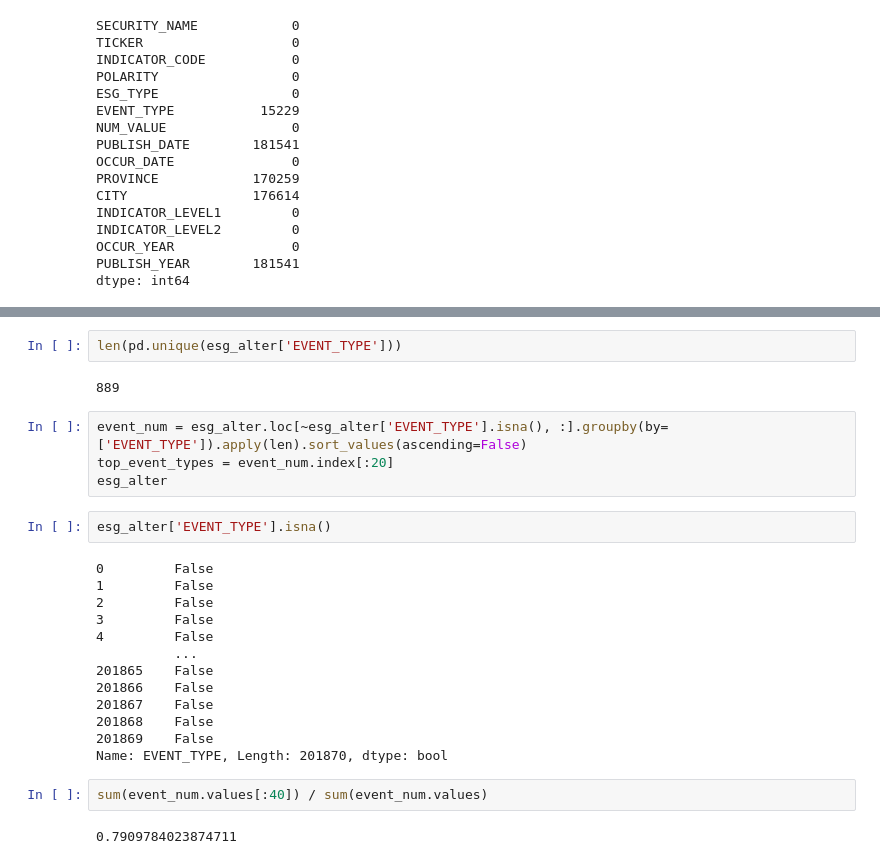
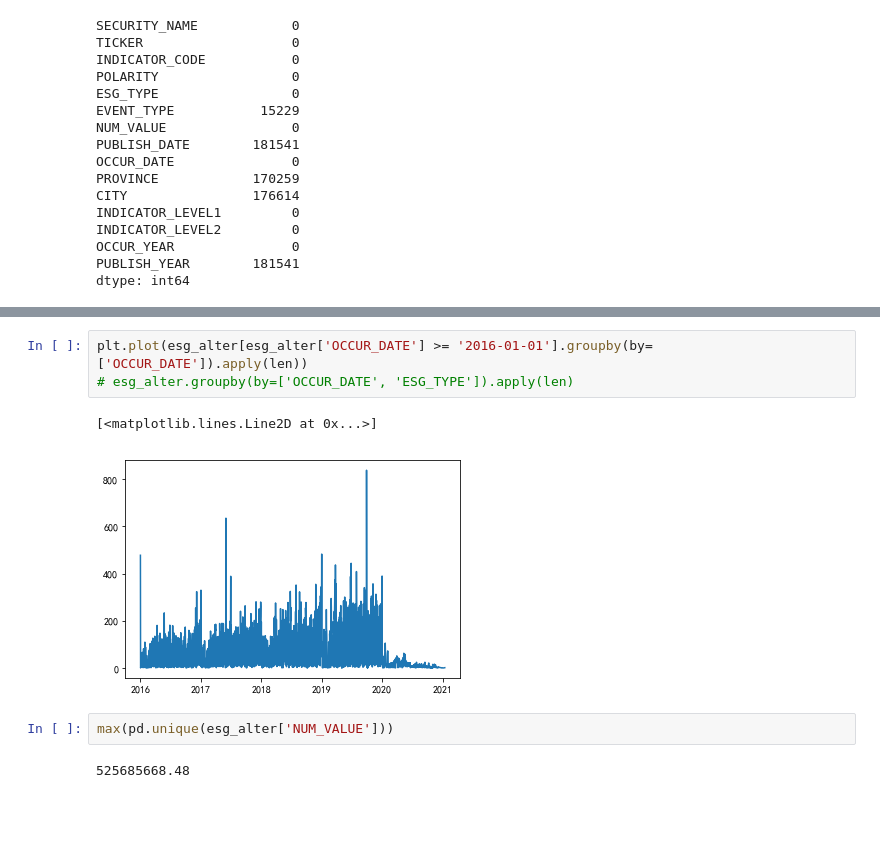
Before and after one commit to imporatore/Quant, a Jupyter notebook: ESG/esg_alter_events.ipynb, the cells around one changed output, grey strips where cells are left out. Cells and saved outputs as stored; diff of their text form; blank space fills up the shorter version.

```diff
--- a/ESG/esg_alter_events.ipynb
+++ b/ESG/esg_alter_events.ipynb
@@ -42,27 +184,10 @@ dtype: int64
+# %%
+plt.plot(esg_alter[esg_alter['OCCUR_DATE'] >= '2016-01-01'].groupby(by=['OCCUR_DATE']).apply(len))
+# esg_alter.groupby(by=['OCCUR_DATE', 'ESG_TYPE']).apply(len)
+# %% [output]
+[<matplotlib.lines.Line2D at 0x...>]
+[figure, added]
 # %%
-len(pd.unique(esg_alter['EVENT_TYPE']))
+max(pd.unique(esg_alter['NUM_VALUE']))
 # %% [output]
-889
+525685668.48
-# %%
-event_num = esg_alter.loc[~esg_alter['EVENT_TYPE'].isna(), :].groupby(by=['EVENT_TYPE']).apply(len).sort_values(ascending=False)
-top_event_types = event_num.index[:20]
-esg_alter
-# %%
-esg_alter['EVENT_TYPE'].isna()
-# %% [output]
-0         False
-1         False
-2         False
-3         False
-4         False
-          ...
-201865    False
-201866    False
-201867    False
-201868    False
-201869    False
-Name: EVENT_TYPE, Length: 201870, dtype: bool
-# %%
-sum(event_num.values[:40]) / sum(event_num.values)
-# %% [output]
-0.7909784023874711
```
Also changed, not shown: parts of 16 cells of this notebook.
